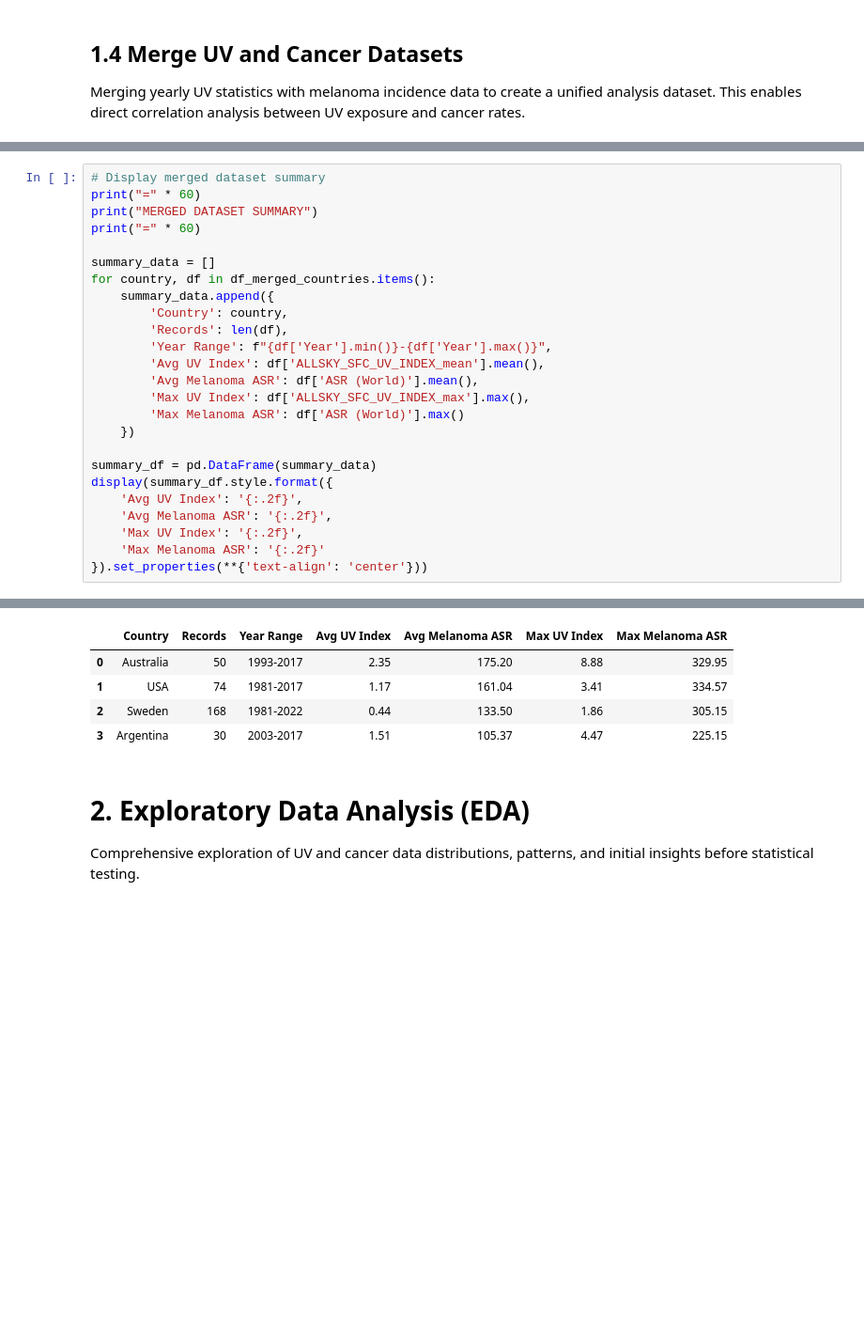
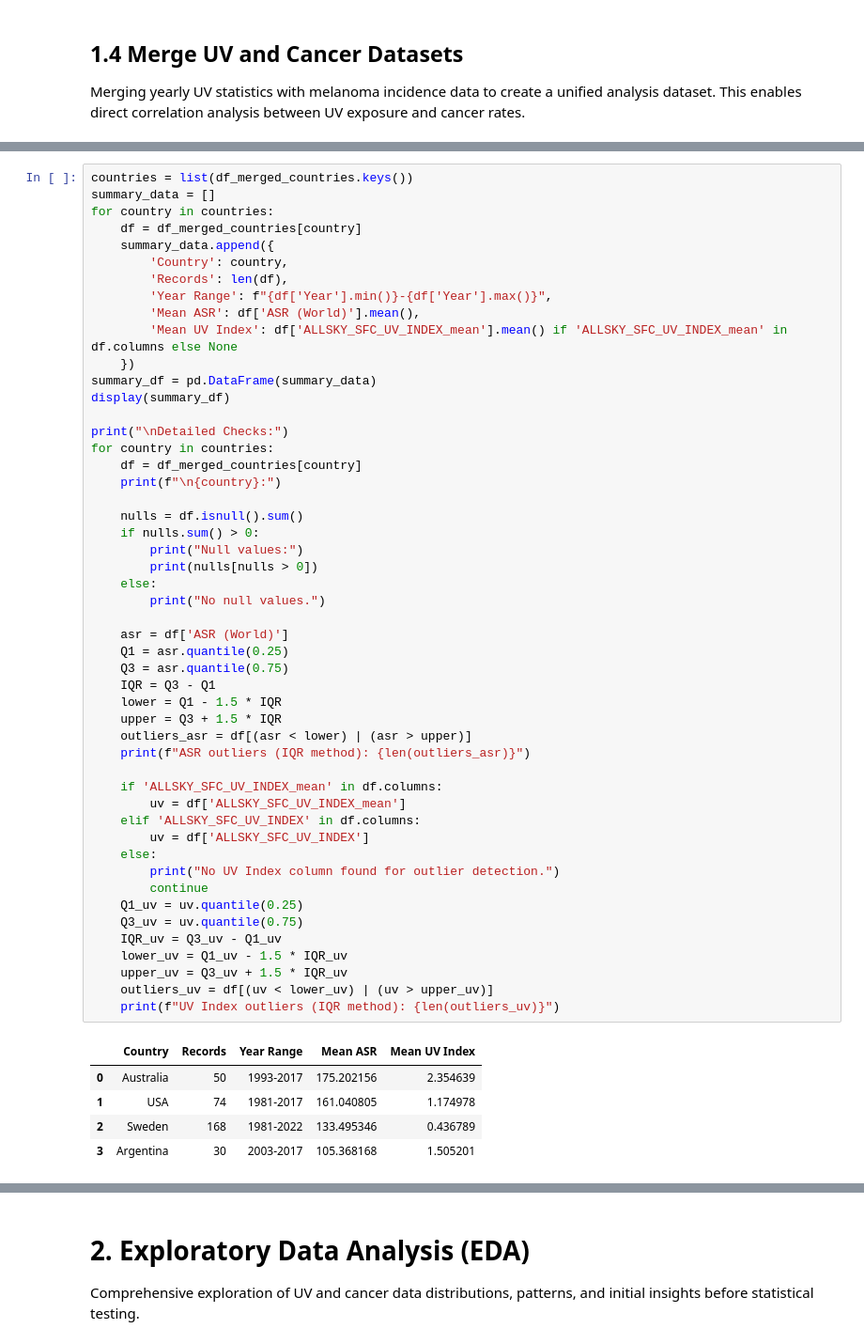
Before and after one commit to mohaneddz/Project-UV, a Jupyter notebook: countries-uv.ipynb, the cells around one changed output, grey strips where cells are left out. Shown at 94% size. Drawn from its saved outputs; the diff is of its cells as text; blank space fills up the shorter version.

```diff
--- a/countries-uv.ipynb
+++ b/countries-uv.ipynb
@@ -354,26 +298,56 @@ print(f"\n→ Combined dataset: {len(df_all_countries)} total records across {df
 # %%
-# Display merged dataset summary
-print("=" * 60)
-print("MERGED DATASET SUMMARY")
-print("=" * 60)
-
+countries = list(df_merged_countries.keys())
 summary_data = []
-for country, df in df_merged_countries.items():
+for country in countries:
+    df = df_merged_countries[country]
     summary_data.append({
         'Country': country,
         'Records': len(df),
         'Year Range': f"{df['Year'].min()}-{df['Year'].max()}",
-        'Avg UV Index': df['ALLSKY_SFC_UV_INDEX_mean'].mean(),
-        'Avg Melanoma ASR': df['ASR (World)'].mean(),
-        'Max UV Index': df['ALLSKY_SFC_UV_INDEX_max'].max(),
-        'Max Melanoma ASR': df['ASR (World)'].max()
+        'Mean ASR': df['ASR (World)'].mean(),
+        'Mean UV Index': df['ALLSKY_SFC_UV_INDEX_mean'].mean() if 'ALLSKY_SFC_UV_INDEX_mean' in df.columns else None
     })
+summary_df = pd.DataFrame(summary_data)
+display(summary_df)
 
-summary_df = pd.DataFrame(summary_data)
-display(summary_df.style.format({
-    'Avg UV Index': '{:.2f}',
-    'Avg Melanoma ASR': '{:.2f}',
-    'Max UV Index': '{:.2f}',
-    'Max Melanoma ASR': '{:.2f}'
-}).set_properties(**{'text-align': 'center'}))
+print("\nDetailed Checks:")
+for country in countries:
+    df = df_merged_countries[country]
+    print(f"\n{country}:")
+
+    nulls = df.isnull().sum()
+    if nulls.sum() > 0:
+        print("Null values:")
+        print(nulls[nulls > 0])
+    else:
+        print("No null values.")
+
+    asr = df['ASR (World)']
+    Q1 = asr.quantile(0.25)
+    Q3 = asr.quantile(0.75)
+    IQR = Q3 - Q1
+    lower = Q1 - 1.5 * IQR
+    upper = Q3 + 1.5 * IQR
+    outliers_asr = df[(asr < lower) | (asr > upper)]
+    print(f"ASR outliers (IQR method): {len(outliers_asr)}")
+
+    if 'ALLSKY_SFC_UV_INDEX_mean' in df.columns:
+        uv = df['ALLSKY_SFC_UV_INDEX_mean']
+    elif 'ALLSKY_SFC_UV_INDEX' in df.columns:
+        uv = df['ALLSKY_SFC_UV_INDEX']
+    else:
+        print("No UV Index column found for outlier detection.")
+        continue
+    Q1_uv = uv.quantile(0.25)
+    Q3_uv = uv.quantile(0.75)
+    IQR_uv = Q3_uv - Q1_uv
+    lower_uv = Q1_uv - 1.5 * IQR_uv
+    upper_uv = Q3_uv + 1.5 * IQR_uv
+    outliers_uv = df[(uv < lower_uv) | (uv > upper_uv)]
+    print(f"UV Index outliers (IQR method): {len(outliers_uv)}")
 # %% [output]
+|  | Country | Records | Year Range | Mean ASR | Mean UV Index |
+| 0 | Australia | 50 | 1993-2017 | 175.202156 | 2.354639 |
+| 1 | USA | 74 | 1981-2017 | 161.040805 | 1.174978 |
+| 2 | Sweden | 168 | 1981-2022 | 133.495346 | 0.436789 |
+| 3 | Argentina | 30 | 2003-2017 | 105.368168 | 1.505201 |
@@ -383,8 +371,3 @@ MERGED DATASET SUMMARY
-|  | Country | Records | Year Range | Avg UV Index | Avg Melanoma ASR | Max UV Index | Max Melanoma ASR |
-| 0 | Australia | 50 | 1993-2017 | 2.35 | 175.20 | 8.88 | 329.95 |
-| 1 | USA | 74 | 1981-2017 | 1.17 | 161.04 | 3.41 | 334.57 |
-| 2 | Sweden | 168 | 1981-2022 | 0.44 | 133.50 | 1.86 | 305.15 |
-| 3 | Argentina | 30 | 2003-2017 | 1.51 | 105.37 | 4.47 | 225.15 |
 # %% [markdown]
 # 2. Exploratory Data Analysis (EDA)
 
```
Also changed, not shown: parts of 14 cells of this notebook, 12 other files.
